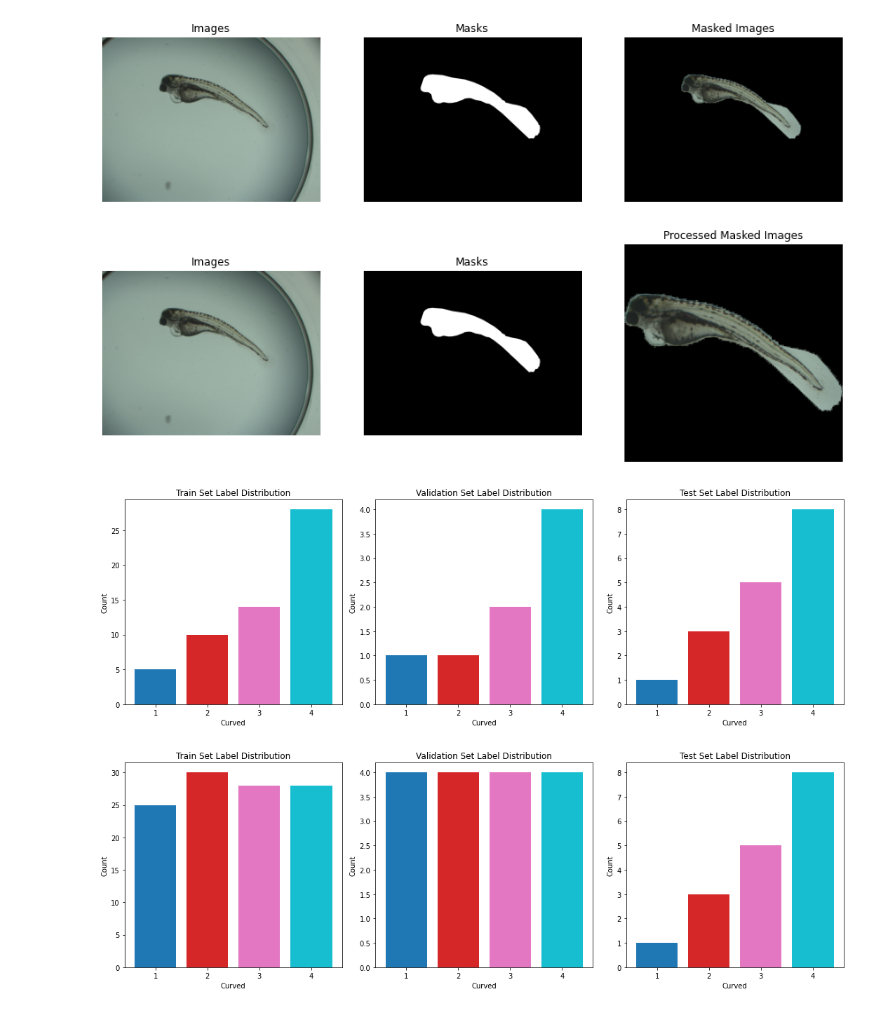
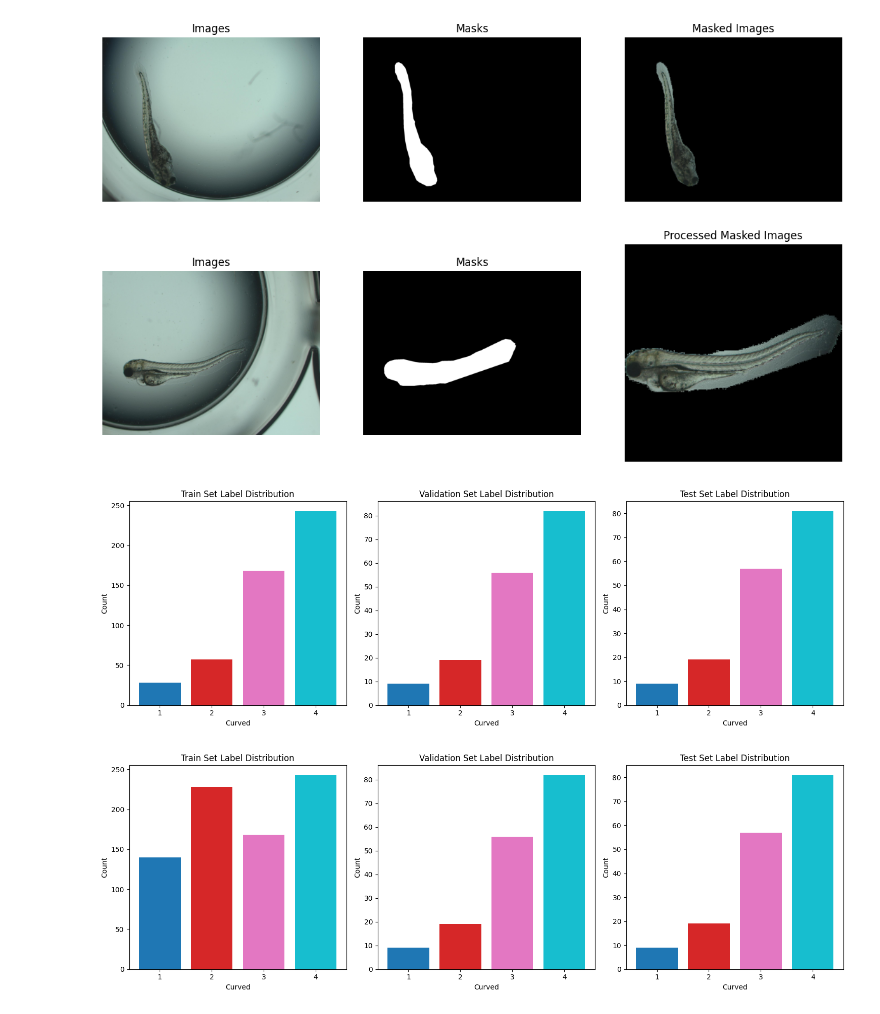
Before and after one commit to MarkDanielArndt/Zebra_Fish, a Jupyter notebook: Classification_Notebook.ipynb, the cells around one changed output. Saved outputs shown, nothing was run; the diff lists cells and outputs as text; code cells hidden in the pictures.

```diff
--- a/Classification_Notebook.ipynb
+++ b/Classification_Notebook.ipynb
@@ -11,23 +31,31 @@ from sklearn.model_selection import train_test_split
 # %%
 #Set Parameters
 #1. Set parameters for data loading
-excel_path = "Annotation_Zebrafish.xlsx"
-images_folder = "Zebra_fish_data/test_data_withxml/test"
-masks_folder = "Zebra_fish_data/test_data_withxml/masks_test"
+excel_path = "Annotation_Zebrafish_full.xlsx"
+images_folder = "C:/Users/ma405l/Documents/Heidelberg_Schweregrad/Full_data/Raw_data_full_train"
+masks_folder = "C:/Users/ma405l/Documents/Heidelberg_Schweregrad/Full_data/Masked_images"
 
 #2. Set parameters for data processing
-target_size=(640,640)	#Size of the images for training
+target_size=(256,256)	#Size of the images for training
+num_classes = 4
 
 #3. Train, Val, Test Split
-train_size = 0.7
-val_size = 0.1
+train_size = 0.6
+val_size = 0.2
 test_size = 0.2
 label_name = "Curved"
 
 #4. Balance datasets
 balance_train = True
-balance_val = True
+balance_val = False
 balance_test = False
+
+Model_type = "CNN"
+
+# HP Tuning
+hp_tuning = True
+hp_dense_layer = [512]
+hp_lr = [1e-4, 5e-4]
 
 #5 Transformer. Augmentation parameters
 trans_rotation_range = 45
@@ -55,13 +83,16 @@ cnn_horizontal_flip  = False
 cnn_fill_mode="nearest"
 
 #6 CNN. Training parameters
-cnn_learning_rate = 0.0001
-cnn_loss = 'binary_crossentropy'
-cnn_num_epochs = 2
+cnn_learning_rate = 0.001
+cnn_loss = 'crossentropy'
+cnn_num_epochs = 5
+cnn_num_epochs_pre = 5
+dense_layer = 512
+dropout = 0.3
 
 #7 CNN. Save parameters
 cnn_log_directory = "Models/CNN"
-cnn_model_name = "vgg_16_model.h5"
+cnn_model_name = "vgg_16_model.keras"
 cnn_metrics_name = "vgg_16_metrics.json"
 # %%
 #1) Match the images and masks to the exel data.
@@ -84,11 +115,11 @@ def process_fish_data(excel_path, images_folder, masks_folder):
         curved = row['Curved']
 
         # Find the image
-        image_pattern = os.path.join(images_folder, f"*pr_{sample}-*{fish_num}.jpg")
+        image_pattern = os.path.join(images_folder, f"*pr_{sample}-{fish_num}*.jpg")
         image_files = glob.glob(image_pattern)
 
         # Find the mask
-        mask_pattern = os.path.join(masks_folder, f"*pr_{sample}-*{fish_num}_mask.jpg")
+        mask_pattern = os.path.join(masks_folder, f"*pr_{sample}-{fish_num}*_mask.jpg")
         mask_files = glob.glob(mask_pattern)
 
         # Ensure exactly one match
@@ -128,35 +174,35 @@ Skipping Sample 21, Fish 05: Image or mask missing/multiple found.
 def display_sample(df, index, Columns=['Images', 'Masks', 'Masked Images']):
     if index >= len(df):
         print("Index out of range.")
         return
 
     # Load images
     image = cv2.imread(df.iloc[index][Columns[0]])
     mask = cv2.imread(df.iloc[index][Columns[1]], cv2.IMREAD_GRAYSCALE)
     masked_image = df.iloc[index][Columns[2]]
 
     # Convert color format (OpenCV loads as BGR, Matplotlib expects RGB)
     image = cv2.cvtColor(image, cv2.COLOR_BGR2RGB)
     masked_image = cv2.cvtColor(masked_image, cv2.COLOR_BGR2RGB)
 
     # Plot images
     fig, axes = plt.subplots(1, 3, figsize=(15, 5))
     axes[0].imshow(image)
     axes[0].set_title(Columns[0])
     axes[1].imshow(mask, cmap='gray')
     axes[1].set_title(Columns[1])
     axes[2].imshow(masked_image)
     axes[2].set_title(Columns[2])
 
     # Remove axes ticks
     for ax in axes:
         ax.axis("off")
 
     plt.show()
 
-display_sample(df_result, 40, Columns=['Images', 'Masks', 'Masked Images'])
+display_sample(df_result, 0, Columns=['Images', 'Masks', 'Masked Images'])
 # %% [output]
-[figure, old version]
+[figure, new version]
 # %%
 #2) Preprocess masked images.
 def preprocess_masked_images(df, target_size):
@@ -205,7 +252,7 @@ df_result = preprocess_masked_images(df_result, target_size)
 # %%
 display_sample(df_result, 40, Columns=['Images', 'Masks', 'Processed Masked Images'])
 # %% [output]
-[figure, old version]
+[figure, new version]
 # %%
 #Free up memory
 #Delete unnecessary columns of images and masks
@@ -276,7 +323,7 @@ def plot_label_distribution(df_train, df_val, df_test, label_name):
 # Example usage
 plot_label_distribution(df_train, df_val, df_test, label_name)
 # %% [output]
-[figure, old version]
+[figure, new version]
 # %%
 #4) Balance the dataframes
 
@@ -363,5 +410,5 @@ if balance_test==True:
 #Display Label Distribution after balancing
 plot_label_distribution(df_train, df_val, df_test, label_name)
 # %% [output]
-[figure, old version]
+[figure, new version]
 # %%
```
Also changed, not shown: parts of 11 cells of this notebook, 8 other files.
